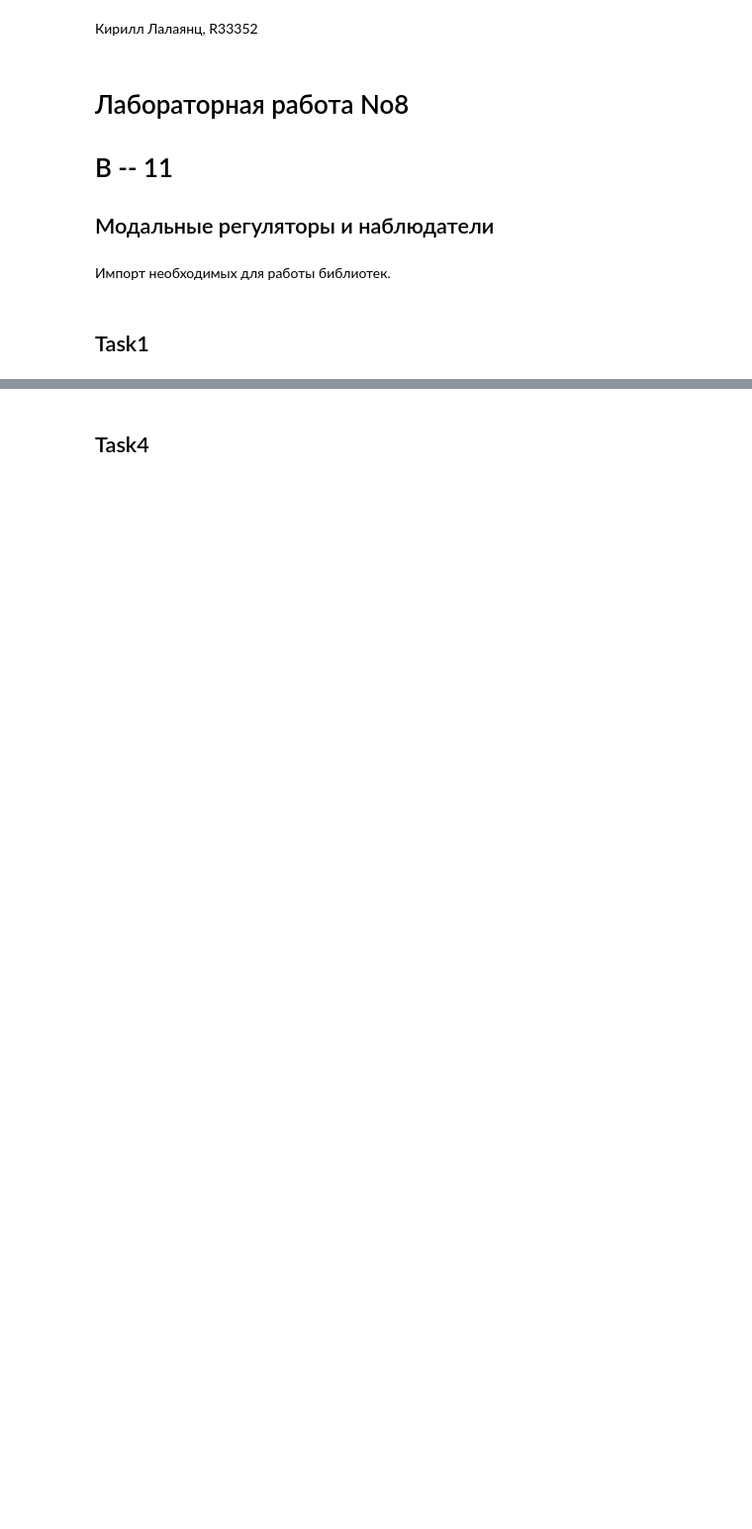
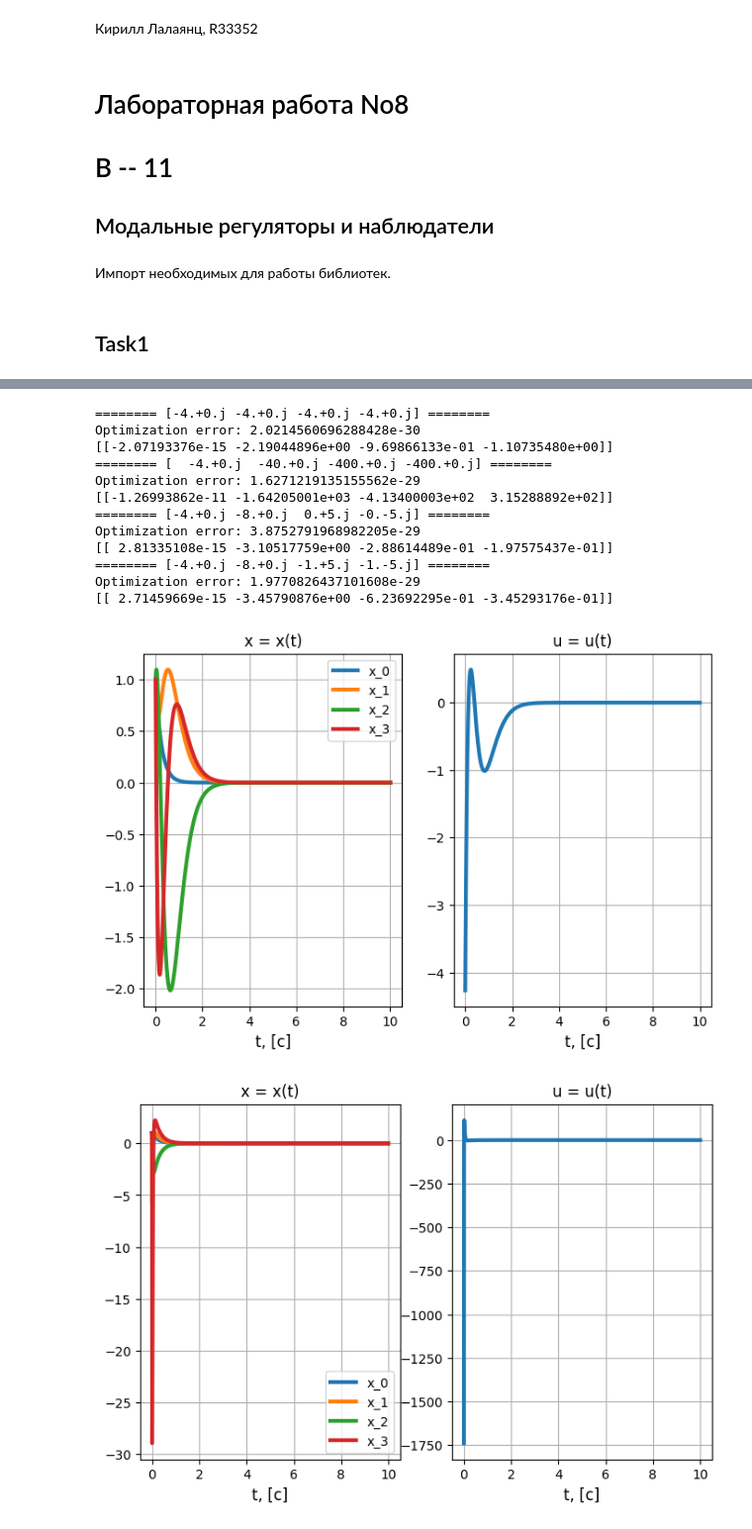
Before and after one commit to lalayants/control-theory-itmo-2023-2024, a Jupyter notebook: spring/Lab8/lab8.ipynb, the cells around one changed output, grey strips where cells are left out. Shown at 99% size. Saved outputs shown, nothing was run; the diff lists cells and outputs as text; code cells hidden in the pictures; blank space fills up the shorter version.

```diff
--- a/spring/Lab8/lab8.ipynb
+++ b/spring/Lab8/lab8.ipynb
@@ -43,3 +33,22 @@ task1_end_time = 3
+# %%
+task1_A = np.array([
+    [-4, 0, 0, 0],
+    [0, 1, 0, 0],
+    [0, 0, 1, 5],
+    [0, 0, -5, 1]
+])
+
+task1_B = np.array([[0], [2], [0], [9]])
+
+task1_specs = np.array([
+    [-4, -4, -4, -4],
+    [-4, -40, -400, -400],
+    [-4, -8, 5j, -5j],
+    [-4, -8, -1 + 5j, -1 - 5j],
+])
+
+task1_x0 = np.array([1, 1, 1, 1])
+task1_end_time = 3
 # %%
 def get_controllability_matrix(A, B):
     ctrb_m = np.hstack((B, *[(np.linalg.matrix_power(A, i)) @ B for i in range(1, A.shape[0])]))
@@ -231,2 +115,0 @@ null_space_vec
-# %% [markdown]
-## Task4
@@ -277,0 +116,49 @@ task4_demonstate_nullspace(task4_A, task4_C, task4_x0, 'task4_nullspace')
+# %%
+for indx, specs in enumerate(task1_specs):
+    print(f'======== {specs} ========')
+    new_g = np.diag(specs)
+    new_y = np.ones((task1_B.shape[1], task1_A.shape[0]))
+    for i in range(1, new_g.shape[0]):
+        if new_g[i, i] == new_g[i-1, i-1]:
+            new_g[i-1, i] = 1
+    if specs[2].imag != 0:
+        new_g[2, 2] = specs[2].real
+        new_g[3, 3] = specs[2].real
+        new_g[2, 3] = specs[2].imag
+        new_g[3, 2] = -specs[2].imag
+
+    # print(f'G:\n {new_g}')
+
+    K = task1_get_K(task1_A, task1_B, new_g, new_y)
+    print(K)
+    ts = get_t(10)
+    res = task1_simulate(task1_A, task1_B, K, task1_x0, ts)
+
+    fig, axs = plt.subplots(1, 2, figsize=(8, 5))
+    for i in range(4):
+        axs[0].plot(ts, res.states[i], linewidth = 3, label='x_' +str(i))
+    axs[0].grid(True)
+    axs[0].legend()
+    axs[0].set_title(f'x = x(t)', fontsize=12)
+    axs[0].set_xlabel(f"t, [c]", fontsize=12)
+
+    axs[1].plot(ts, (K @ res.states).reshape(-1), linewidth = 3)
+    axs[1].grid(True)
+    axs[1].set_title(f'u = u(t)', fontsize=12)
+    axs[1].set_xlabel(f"t, [c]", fontsize=12)
+    plt.savefig(f'{SAVE_PATH}/task1_{indx}.jpg')
+# %% [output]
+======== [-4.+0.j -4.+0.j -4.+0.j -4.+0.j] ========
+Optimization error: 2.0214560696288428e-30
+[[-2.07193376e-15 -2.19044896e+00 -9.69866133e-01 -1.10735480e+00]]
+======== [  -4.+0.j  -40.+0.j -400.+0.j -400.+0.j] ========
+Optimization error: 1.6271219135155562e-29
+[[-1.26993862e-11 -1.64205001e+03 -4.13400003e+02  3.15288892e+02]]
+======== [-4.+0.j -8.+0.j  0.+5.j -0.-5.j] ========
+Optimization error: 3.8752791968982205e-29
+[[ 2.81335108e-15 -3.10517759e+00 -2.88614489e-01 -1.97575437e-01]]
+======== [-4.+0.j -8.+0.j -1.+5.j -1.-5.j] ========
+Optimization error: 1.9770826437101608e-29
+[[ 2.71459669e-15 -3.45790876e+00 -6.23692295e-01 -3.45293176e-01]]
+[figure, added]
+[figure, added]
```
Also changed, not shown: parts of 18 cells of this notebook.
